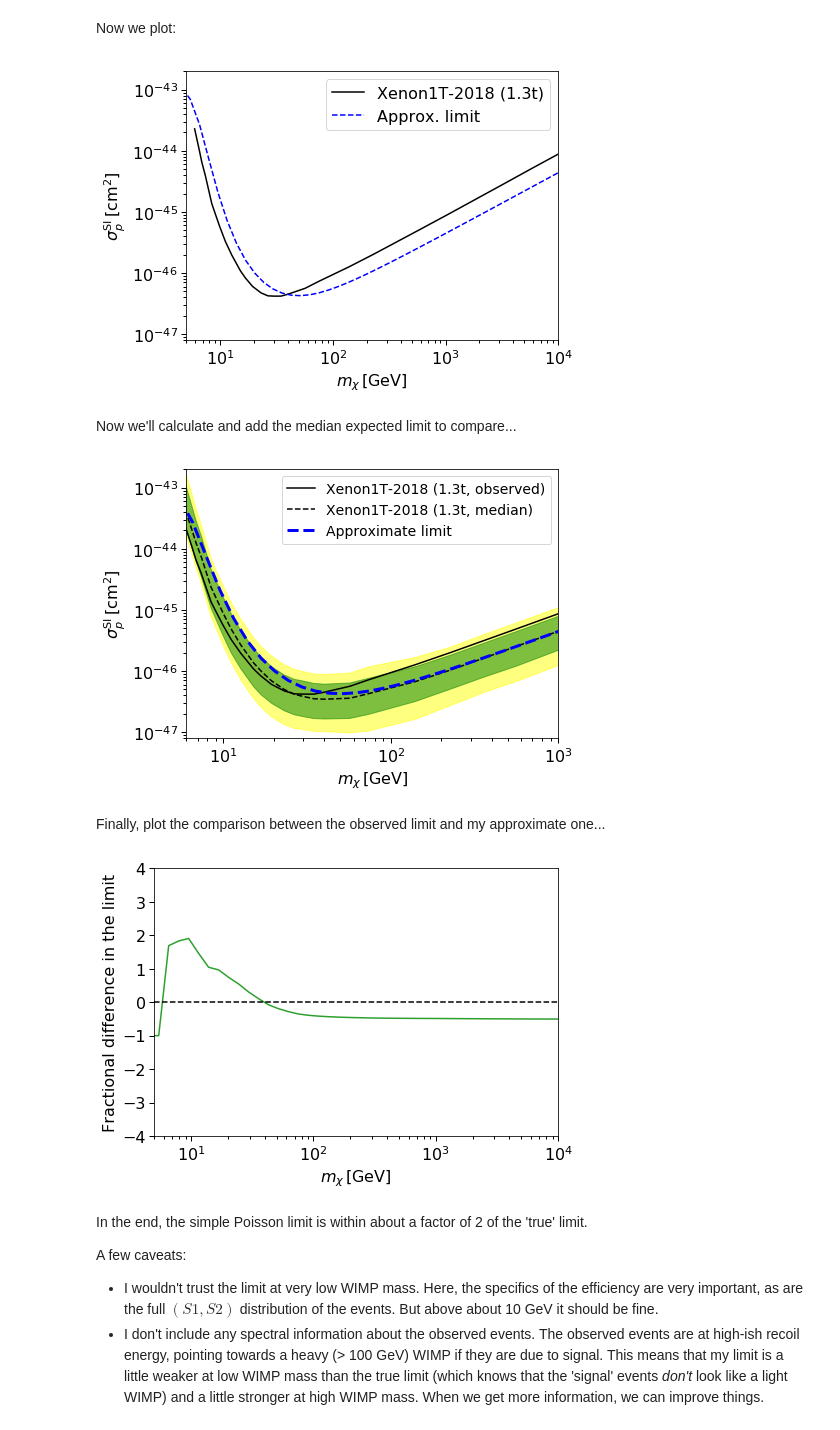
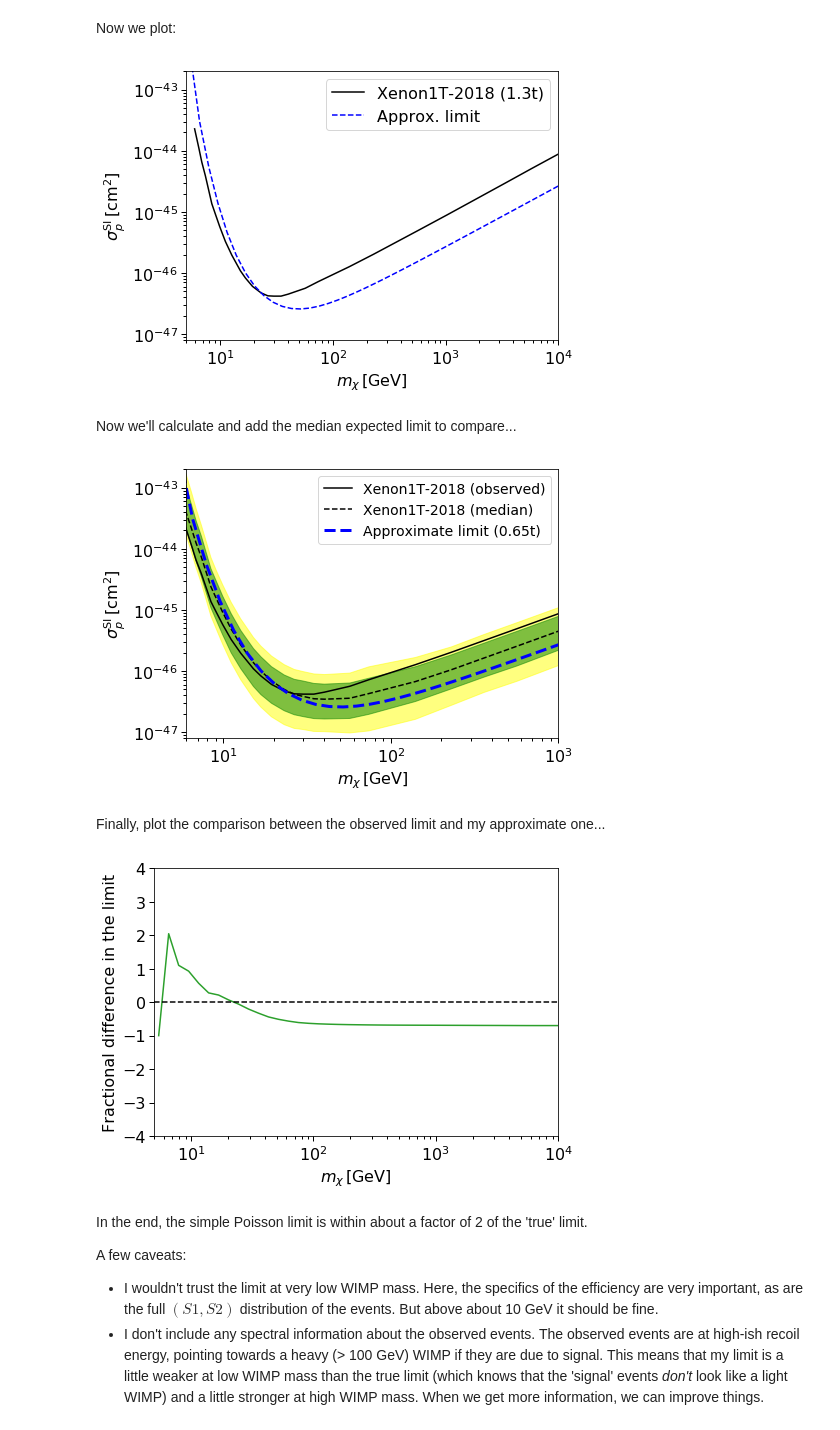
Before and after one commit to bradkav/Xenon1T-2018, a Jupyter notebook: Xenon1T-limit.ipynb, the cells around one changed output. Drawn from its saved outputs; the diff is of its cells as text; code cells hidden in the pictures.

```diff
--- a/Xenon1T-limit.ipynb
+++ b/Xenon1T-limit.ipynb
@@ -55,10 +55,11 @@ from WIMpy import DMUtils as DMU
 exp_time = 278.8 #days
 exp_1300kg = 1300.0*exp_time #kg.days
 exp_900kg = 900.0*exp_time #kg.days
+exp_650kg = 650.0*exp_time #kg.days
 # %% [markdown]
 **Recoil efficiency**
 # %%
-eff_data = np.loadtxt("data_files/Efficiency.txt")
+eff_data = np.loadtxt("data_files/Efficiency_1805.12562.txt")
 efficiency = interp1d(eff_data[:,0], eff_data[:,1], bounds_error=False, fill_value=0.0)
 
 plt.figure()
@@ -132,8 +133,9 @@ def Nevents(m_x, sigma_p):
 # %%
 sig0 = 1e-46
 
+#Need this factor of 0.475 because we're only looking in the reference region (i.e. where 47.5% of NR events are expected)
 m_list = np.sort(np.append(1e3,np.logspace(0, 4)))
-Nsig_list = exp_1300kg*np.asarray([Nevents(m, sig0) for m in m_list])
+Nsig_list = 0.475*exp_650kg*np.asarray([Nevents(m, sig0) for m in m_list])
 # %%
 plt.figure(figsize=(7,5))
 plt.loglog(m_list, Nsig_list)
@@ -153,9 +155,9 @@ plt.show()
 
 Calculate 90% Poisson upper limit on the number of WIMP signal events
 # %%
-NBG = 8.40 #8.4 expected BG events
-Nobs = 11.0 #11 observed events
+NBG = 0.8 #expected BG events
+Nobs = 2.0 #observed events
 
-Nsig_upper = float(optimize.root(lambda mu: poisson.ppf(0.90, mu) - Nobs, 5).x)
+Nsig_upper = float(optimize.root(lambda mu: poisson.ppf(0.90, mu) - Nobs, 0.1).x)
 print("Upper limit on number of signal events is:", Nsig_upper)
 # %% [output]
@@ -187,7 +189,7 @@ plt.tight_layout()
 #plt.savefig("plots/Limit.pdf")
 plt.show()
 # %% [output]
-[figure, old version]
+[figure, new version]
 # %% [markdown]
 Now we'll calculate and add the median expected limit to compare...
 # %%
@@ -210,29 +212,29 @@ lower95 = interp1d(m, ratio, bounds_error=False, fill_value="extrapolate")
 # %%
 
 median_limit = lim1/lim_ratio(m1)
 
 plt.figure(figsize=(7,5))
 
 plt.fill_between(m1, lower95(m1)*median_limit, upper95(m1)*median_limit, color='yellow', alpha=0.5)
 plt.fill_between(m1, lower68(m1)*median_limit, upper68(m1)*median_limit, color='green', alpha=0.5)
 
-plt.loglog(m1, lim1, 'k-', label="Xenon1T-2018 (1.3t, observed)")
-plt.loglog(m1, median_limit, 'k--', label="Xenon1T-2018 (1.3t, median)")
-plt.loglog(m_list, sig_UL, 'b--', label="Approximate limit", lw=3)
+plt.loglog(m1, lim1, 'k-', label="Xenon1T-2018 (observed)")
+plt.loglog(m1, median_limit, 'k--', label="Xenon1T-2018 (median)")
+plt.loglog(m_list, sig_UL, 'b--', label="Approximate limit (0.65t)", lw=3)
 
 
 plt.xlim(6, 1e3)
 plt.ylim(8e-48, 2e-43)
 
 plt.xlabel(r'$m_\chi \,[\mathrm{GeV}]$')
 plt.ylabel(r'$\sigma_p^\mathrm{SI} \,[\mathrm{cm}^2]$')
 
 plt.legend(fontsize=14)
 plt.tight_layout()
 plt.savefig("plots/Limit.pdf")
 plt.show()
 # %% [output]
-[figure, old version]
+[figure, new version]
 # %% [markdown]
 Finally, plot the comparison between the observed limit and my approximate one...
 # %%
@@ -254,7 +256,7 @@ plt.tight_layout()
 plt.savefig("plots/Comparison.pdf")
 plt.show()
 # %% [output]
-[figure, old version]
+[figure, new version]
 # %% [markdown]
 In the end, the simple Poisson limit is within about a factor of 2 of the 'true' limit.
 
```
Also changed, not shown: parts of 4 cells of this notebook, 7 other files.
